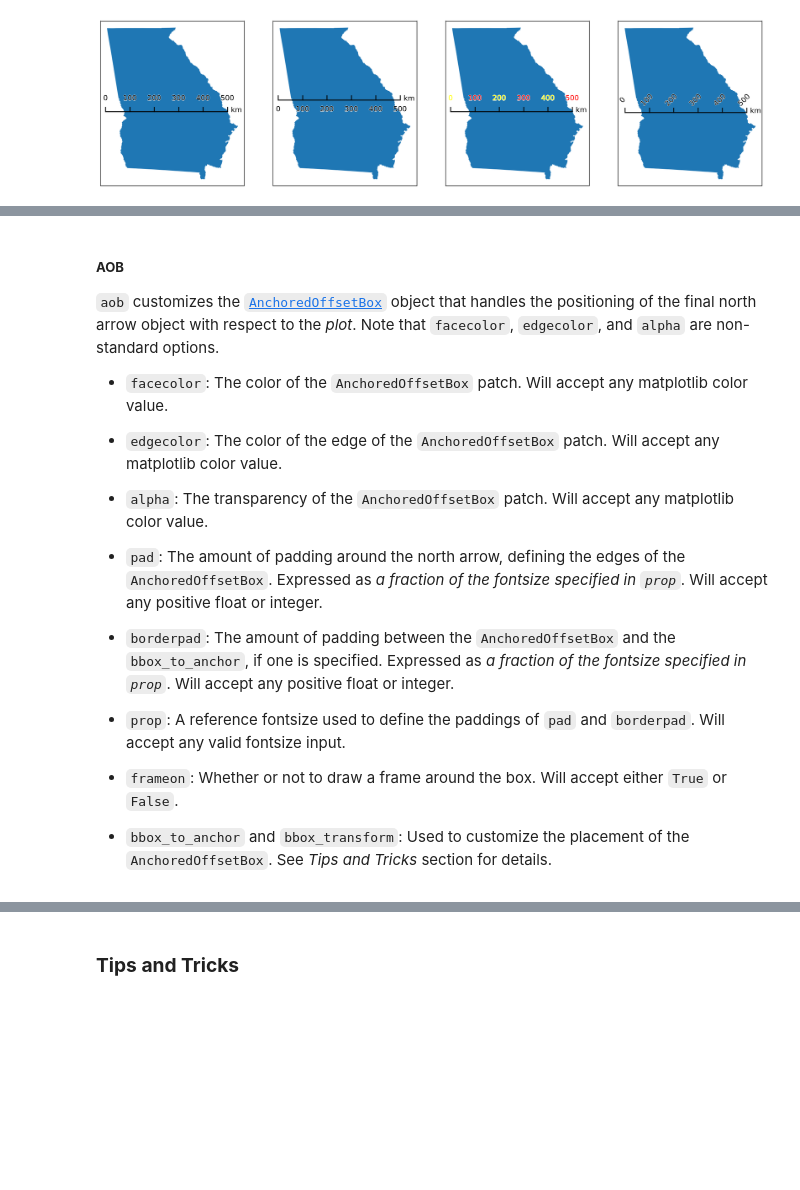
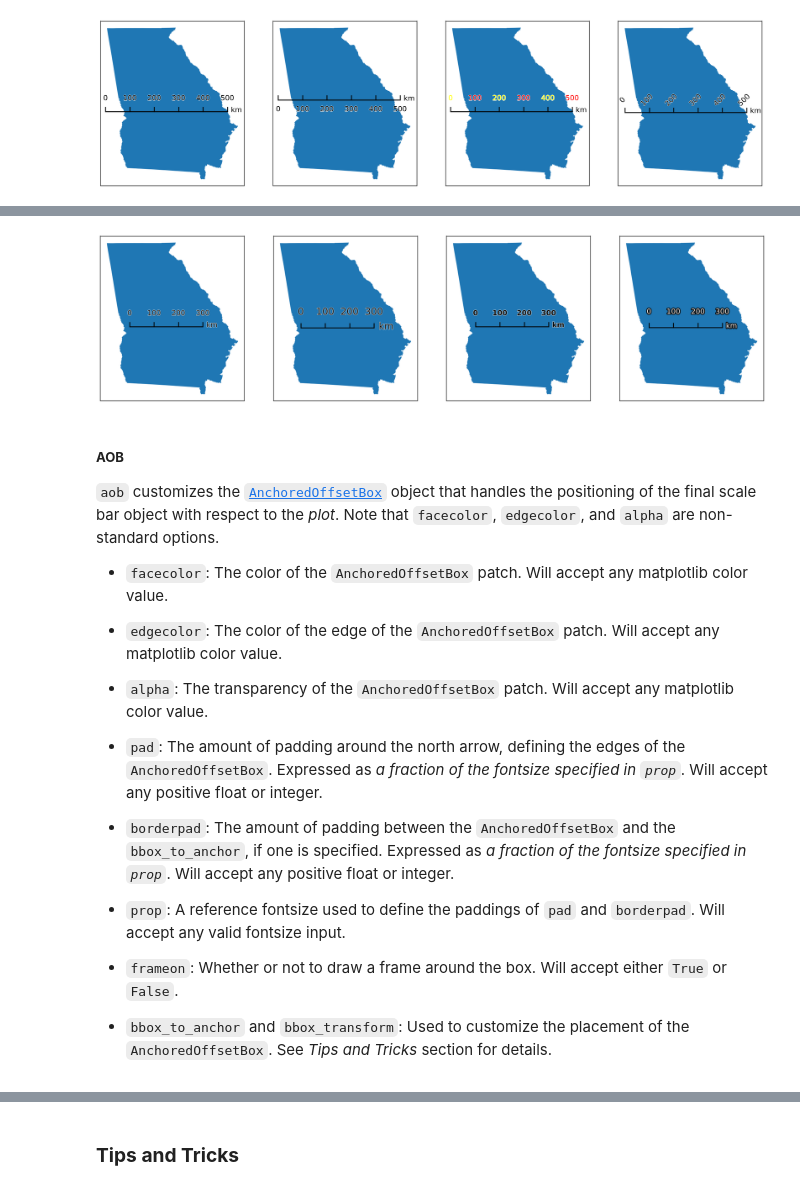
Before and after one commit to moss-xyz/matplotlib-map-utils, a Jupyter notebook: matplotlib_map_utils/docs/howto_scale_bar.ipynb, the cells around one changed output, grey strips where cells are left out. Drawn from its saved outputs; the diff is of its cells as text; code cells hidden in the pictures; blank space fills up the shorter version.

```diff
--- a/matplotlib_map_utils/docs/howto_scale_bar.ipynb
+++ b/matplotlib_map_utils/docs/howto_scale_bar.ipynb
@@ -377,20 +458,23 @@ There are three "invisible" components to the north arrow - so called because th
 # %%
 # Modifying specific elements
 modifications = [
-    None, # default settings
-    {"sep": 15}, # increased separation between items
-    {"align": "left"}, # changing the alignment of items
-    {"width": 100, "height": 200, "mode": "expand"}, # changing the mode, not a great example
+    {}, # default settings
+    {"fontsize": 16}, # increased size
+    {"fontweight": "bold"}, # different weight
+    {"stroke_color": "black", "stroke_width":3, "textcolor": "white"}, # changing the mode, not a great example
 ]
 # Creating four subplots
 fig, axs = new_map(1,4, figsize=(20,5))
 for ax,m in zip(axs.flatten(), modifications):
     states.query(f"NAME=='Georgia'").plot(ax=ax)
     ax.set_aspect(1, adjustable="datalim")
-    north_arrow(ax=ax, location="upper right", rotation={"degrees":0}, pack=m)
+    scale_bar(ax=ax, location="center", style="ticks", labels={"style":"major"}, text=m,
+              bar={"projection":3857,"max":300,"major_div":3,"minor_div":1,"minor_type":"none"})
+# %% [output]
+[figure, added]
 # %% [markdown]
 ##### **AOB**
-`aob` customizes the [`AnchoredOffsetBox`](https://matplotlib.org/stable/api/offsetbox_api.html#matplotlib.offsetbox.AnchoredOffsetbox) object that handles the positioning of the final north arrow object with respect to the *plot*. Note that `facecolor`, `edgecolor`, and `alpha` are non-standard options.
+`aob` customizes the [`AnchoredOffsetBox`](https://matplotlib.org/stable/api/offsetbox_api.html#matplotlib.offsetbox.AnchoredOffsetbox) object that handles the positioning of the final scale bar object with respect to the *plot*. Note that `facecolor`, `edgecolor`, and `alpha` are non-standard options.
 
 * `facecolor`: The color of the `AnchoredOffsetBox` patch. Will accept any matplotlib color value.
 
```
Also changed, not shown: parts of 21 cells of this notebook, 2 other files.
